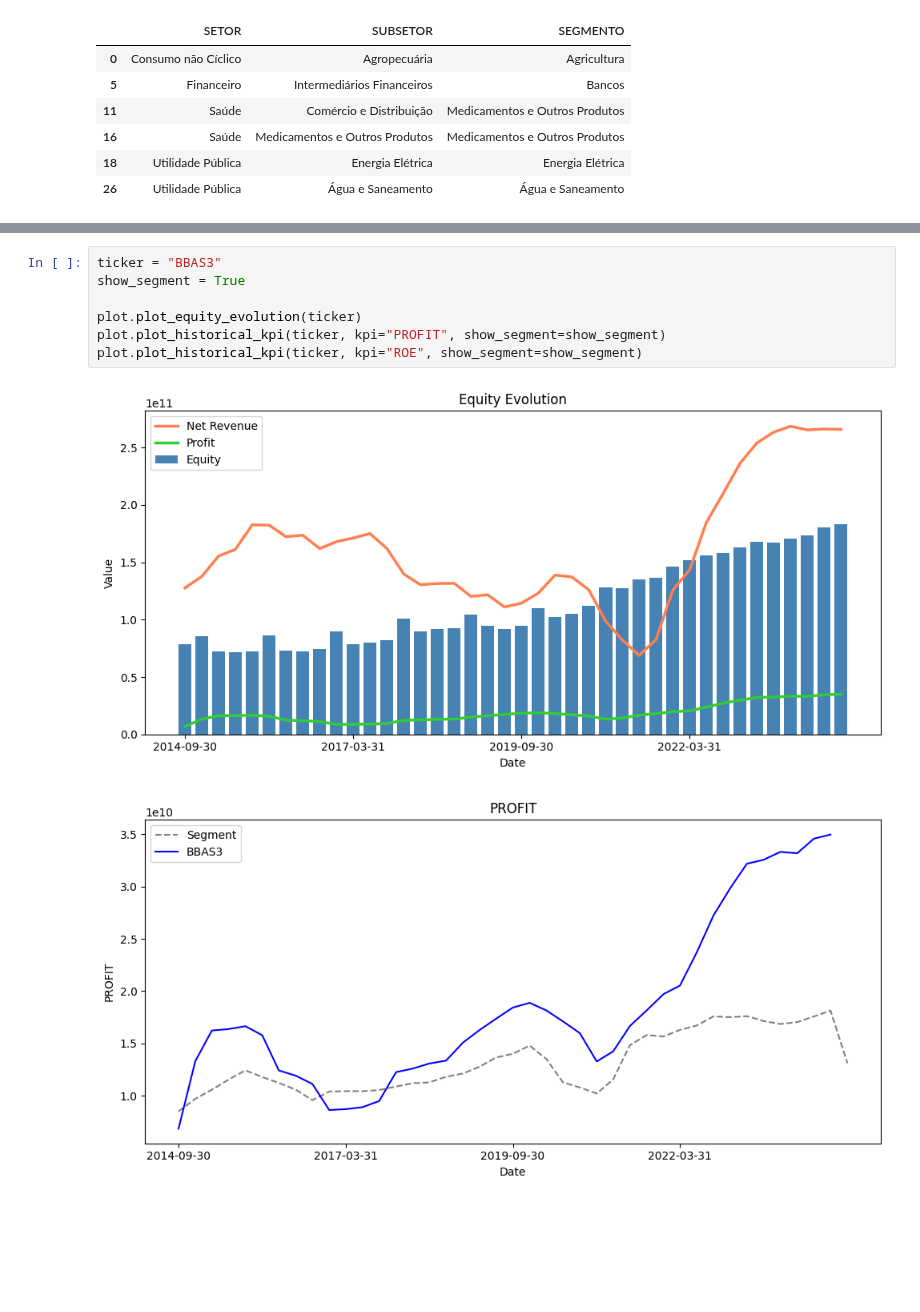
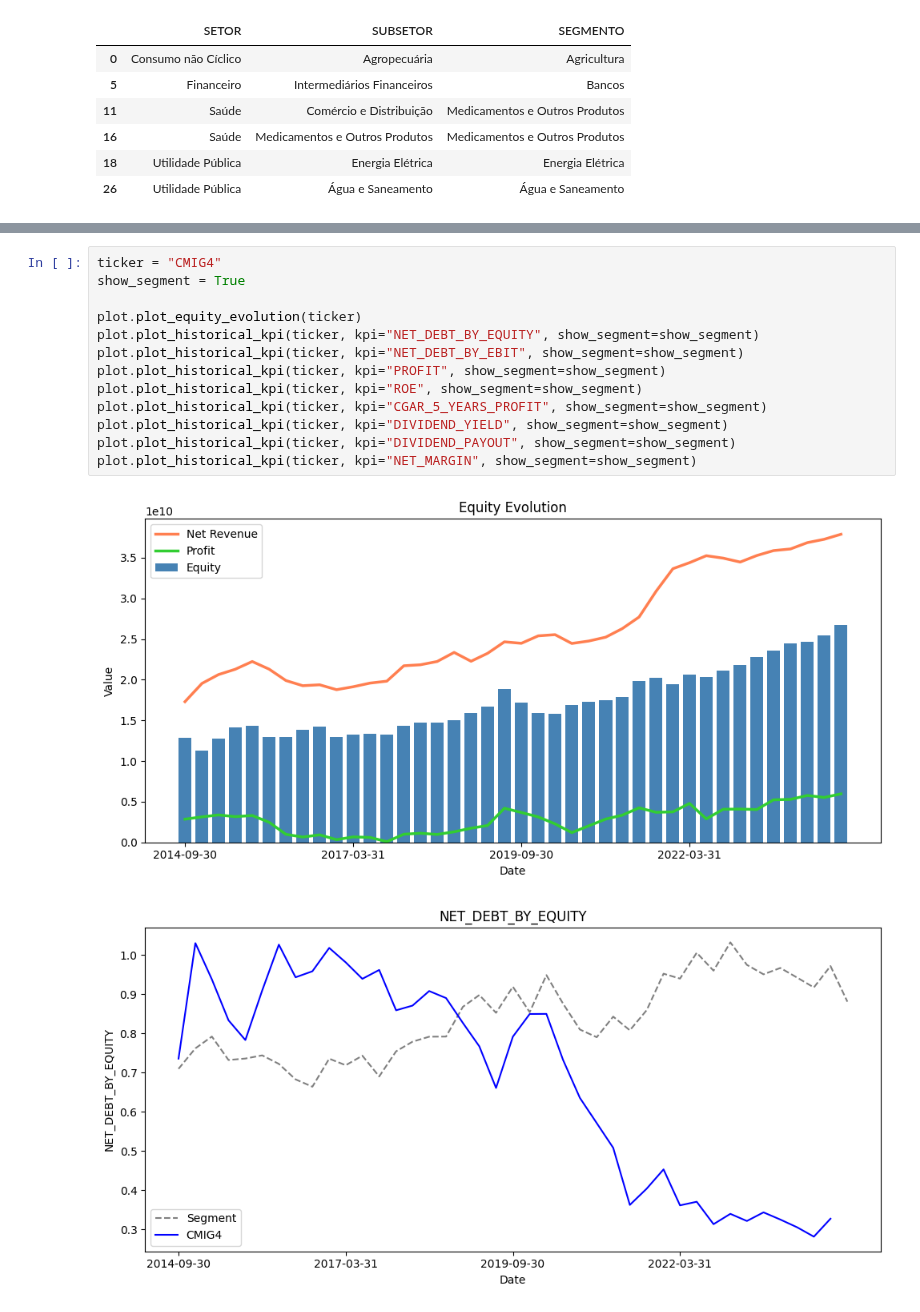
Before and after one commit to boa50/investment-analysis-etl, a Jupyter notebook: analysis/stock-analysis.ipynb, the cells around one changed output, grey strips where cells are left out. Drawn from its saved outputs; the diff is of its cells as text; blank space fills up the shorter version.

Commit message:
Included the net debt by equity kpi

```diff
--- a/analysis/stock-analysis.ipynb
+++ b/analysis/stock-analysis.ipynb
@@ -36,10 +40,16 @@ measures.get_latest_values_by_segmento("Bancos")
 # %%
-ticker = "BBAS3"
+ticker = "CMIG4"
 show_segment = True
 
 plot.plot_equity_evolution(ticker)
+plot.plot_historical_kpi(ticker, kpi="NET_DEBT_BY_EQUITY", show_segment=show_segment)
+plot.plot_historical_kpi(ticker, kpi="NET_DEBT_BY_EBIT", show_segment=show_segment)
 plot.plot_historical_kpi(ticker, kpi="PROFIT", show_segment=show_segment)
 plot.plot_historical_kpi(ticker, kpi="ROE", show_segment=show_segment)
+plot.plot_historical_kpi(ticker, kpi="CGAR_5_YEARS_PROFIT", show_segment=show_segment)
+plot.plot_historical_kpi(ticker, kpi="DIVIDEND_YIELD", show_segment=show_segment)
+plot.plot_historical_kpi(ticker, kpi="DIVIDEND_PAYOUT", show_segment=show_segment)
+plot.plot_historical_kpi(ticker, kpi="NET_MARGIN", show_segment=show_segment)
 # %% [output]
-[figure, old version]
+[figure, new version]
-[figure, old version]
+[figure, new version]
```
Also changed, not shown: parts of 3 cells of this notebook, 4 other files.
